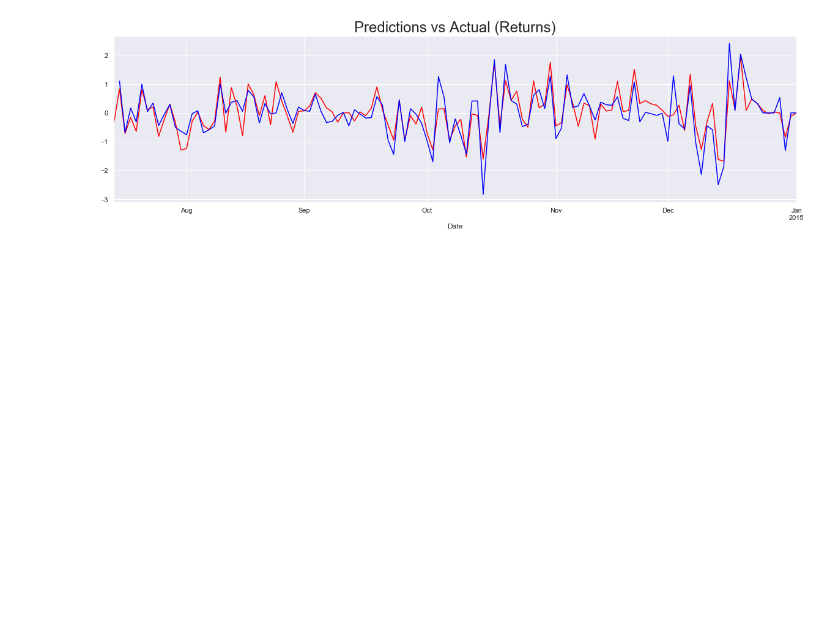
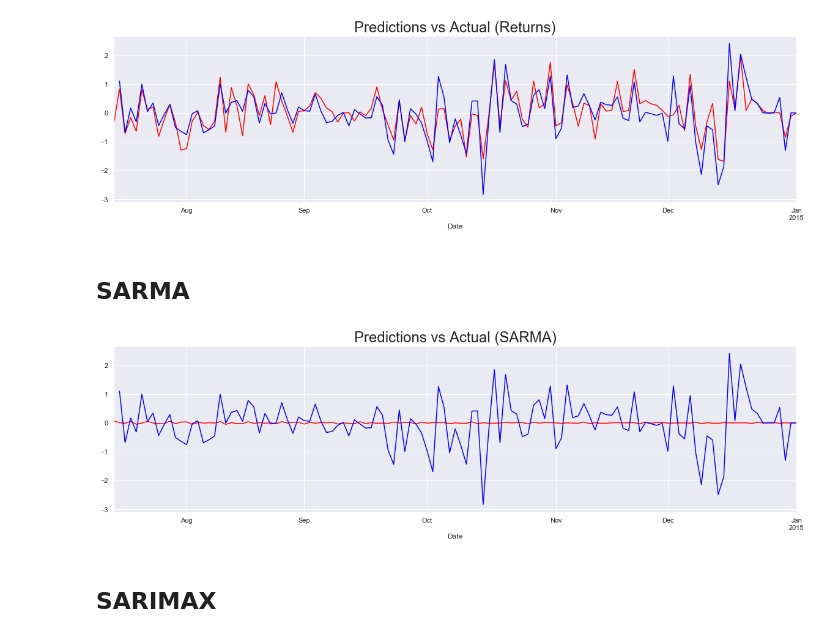
Before and after one commit to pauloteixeirajr/time-series-python, a Jupyter notebook: Forecasting.ipynb, the cells around one changed output. Saved outputs shown, nothing was run; the diff lists cells and outputs as text; code cells hidden in the pictures; blank space fills up the shorter version.

Commit message:
Advanced (Seasonal) Forecasting

```diff
--- a/Forecasting.ipynb
+++ b/Forecasting.ipynb
@@ -207,3 +207,19 @@ plt.show()
 # but poor when we're trying to forecast it
 # %% [output]
 [figure]
+# %% [markdown]
+## SARMA
+# %%
+model_ret_sarma = SARIMAX(df.ret_ftse[1:], order = (3, 0, 4), seasonal_order = (3, 0, 2, 5))
+results_ret_sarma = model_ret_sarma.fit()
+# %%
+df_pred_sarma = results_ret_sarma.predict(start = start_date, end = end_date)
+# %%
+df_pred_sarma[start_date:end_date].plot(figsize = (20, 5), color = 'red')
+df_test.ret_ftse[start_date:end_date].plot(color = 'blue')
+plt.title('Predictions vs Actual (SARMA)', size = 24)
+plt.show()
+# %% [output]
+[figure, added]
+# %% [markdown]
+## SARIMAX
```
Also changed, not shown: parts of 3 cells of this notebook.
